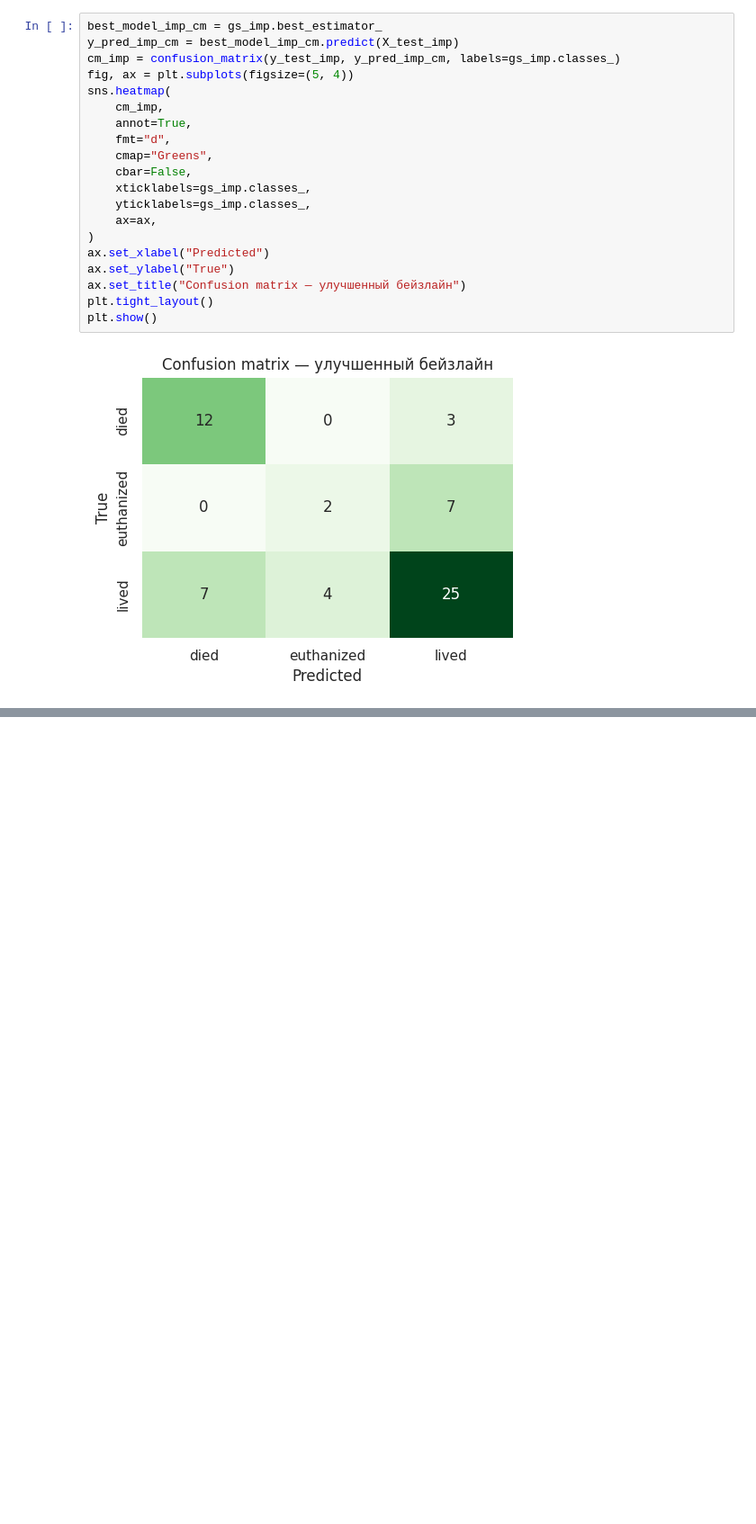
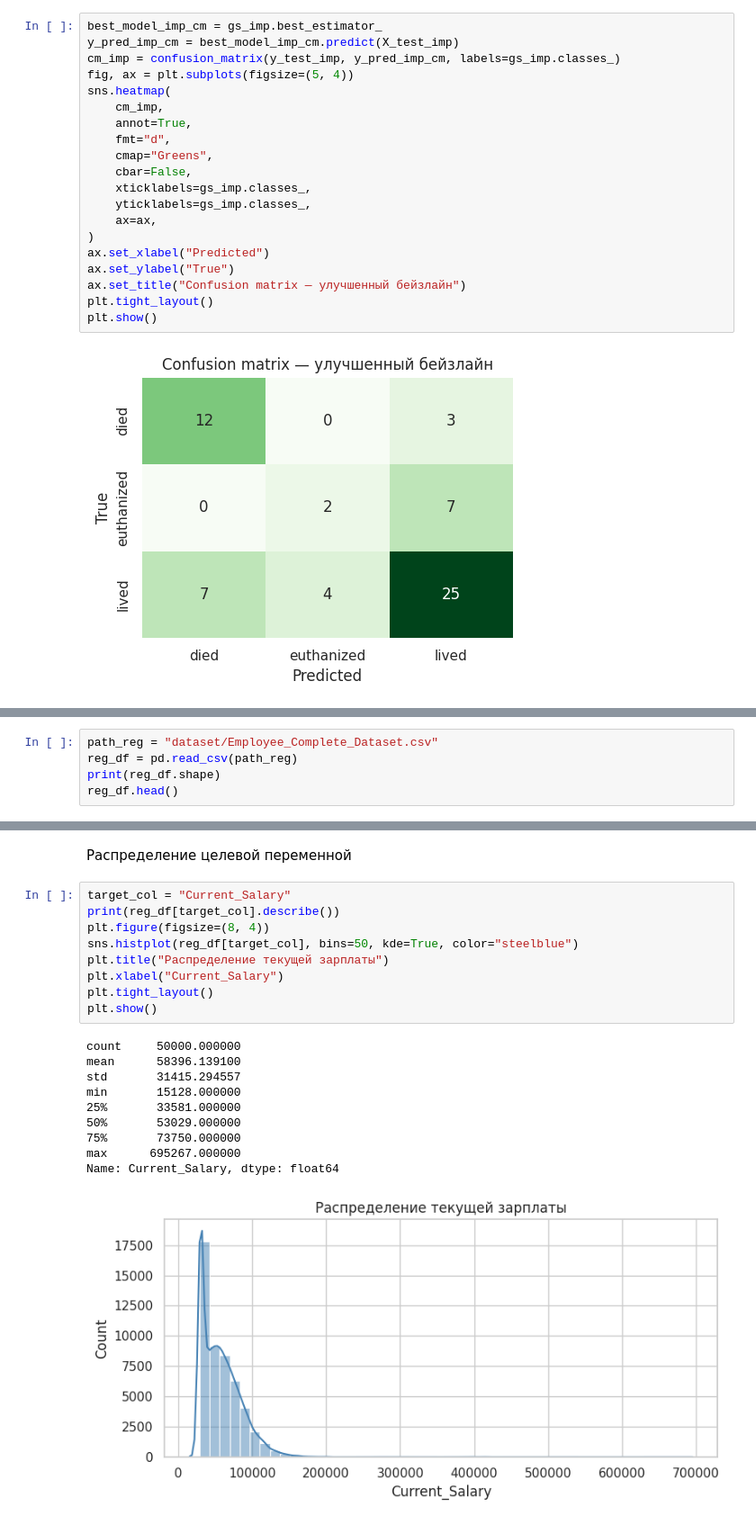
Before and after one commit to vitosotdihaet/mai-ml-frameworks, a Jupyter notebook: l1.ipynb, the cells around one changed output, grey strips where cells are left out. Shown at 90% size. Cells and saved outputs as stored; diff of their text form; blank space fills up the shorter version.

```diff
--- a/l1.ipynb
+++ b/l1.ipynb
@@ -372,0 +579,5 @@ plt.show()
+# %%
+path_reg = "dataset/Employee_Complete_Dataset.csv"
+reg_df = pd.read_csv(path_reg)
+print(reg_df.shape)
+reg_df.head()
@@ -372,0 +628,22 @@ plt.show()
+# %% [markdown]
+Распределение целевой переменной
+# %%
+target_col = "Current_Salary"
+print(reg_df[target_col].describe())
+plt.figure(figsize=(8, 4))
+sns.histplot(reg_df[target_col], bins=50, kde=True, color="steelblue")
+plt.title("Распределение текущей зарплаты")
+plt.xlabel("Current_Salary")
+plt.tight_layout()
+plt.show()
+# %% [output]
+count     50000.000000
+mean      58396.139100
+std       31415.294557
+min       15128.000000
+25%       33581.000000
+50%       53029.000000
+75%       73750.000000
+max      695267.000000
+Name: Current_Salary, dtype: float64
+[figure, added]
```
Also changed, not shown: parts of 59 cells of this notebook.
